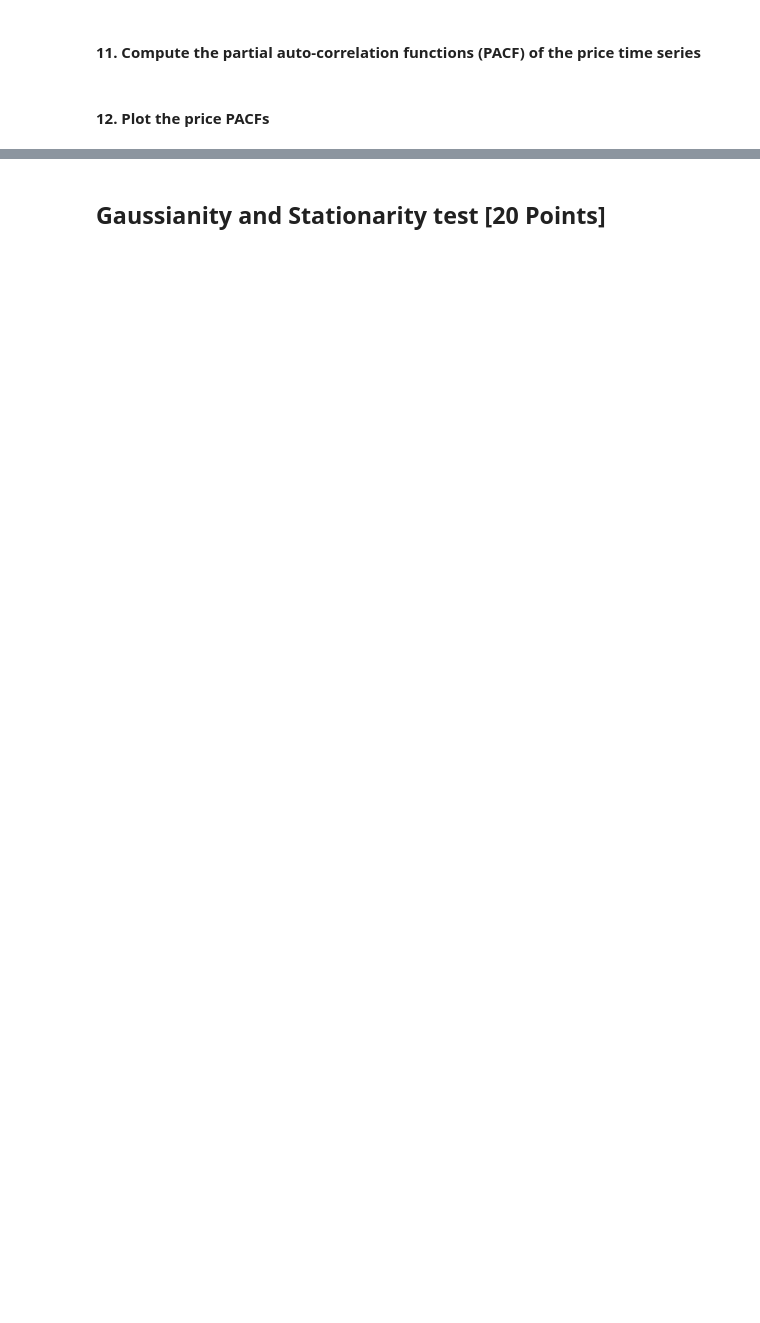
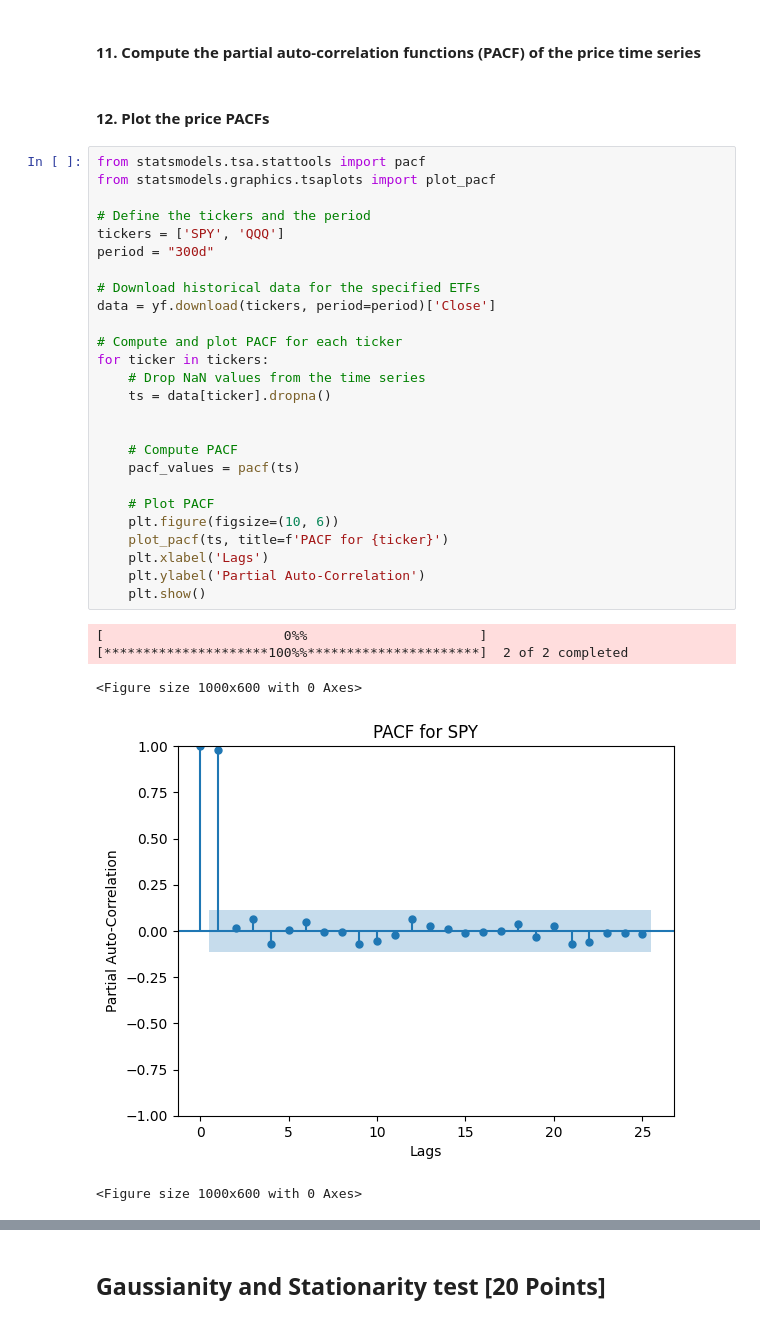
Before and after one commit to Nikitich2033/AlgoTradiong_CW1, a Jupyter notebook: CW_Notebook.ipynb, the cells around one changed output, grey strips where cells are left out. Cells and saved outputs as stored; diff of their text form; blank space fills up the shorter version.

```diff
--- a/CW_Notebook.ipynb
+++ b/CW_Notebook.ipynb
@@ -211,3 +280,34 @@ for ticker in tickers:
 #### 11.  Compute the partial auto-correlation functions (PACF) of the price time series
 # %% [markdown]
 #### 12.  Plot the price PACFs
+# %%
+from statsmodels.tsa.stattools import pacf
+from statsmodels.graphics.tsaplots import plot_pacf
+
+# Define the tickers and the period
+tickers = ['SPY', 'QQQ']
+period = "300d"
+
+# Download historical data for the specified ETFs
+data = yf.download(tickers, period=period)['Close']
+
+# Compute and plot PACF for each ticker
+for ticker in tickers:
+    # Drop NaN values from the time series
+    ts = data[ticker].dropna()
+
+
+    # Compute PACF
+    pacf_values = pacf(ts)
+
+    # Plot PACF
+    plt.figure(figsize=(10, 6))
+    plot_pacf(ts, title=f'PACF for {ticker}')
+    plt.xlabel('Lags')
+    plt.ylabel('Partial Auto-Correlation')
+    plt.show()
+# %% [output]
+[                       0%%                      ][*********************100%%**********************]  2 of 2 completed
+<Figure size 1000x600 with 0 Axes>
+[figure, added]
+<Figure size 1000x600 with 0 Axes>
```
Also changed, not shown: parts of 32 cells of this notebook.
